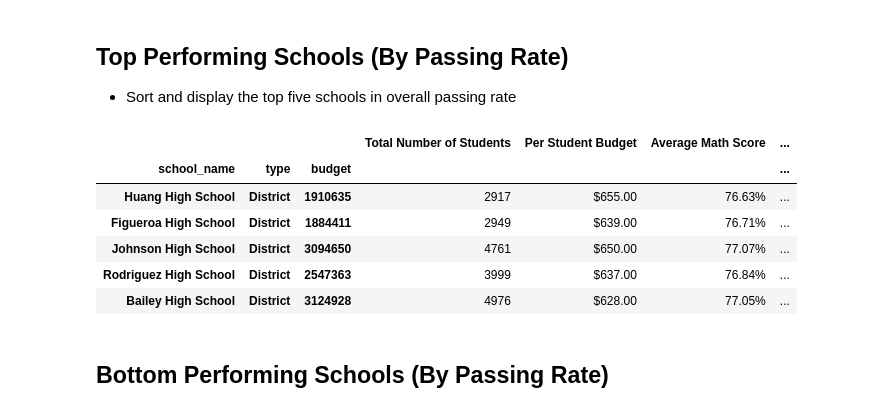
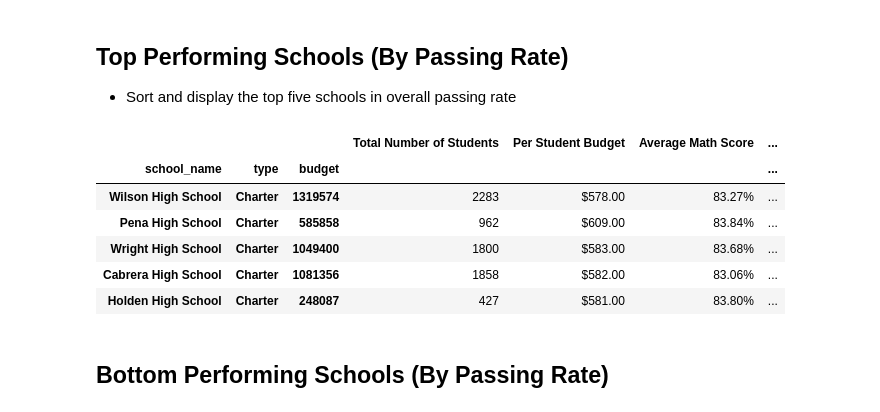
Before and after one commit to jmychalchyk/PandasHomework, a Jupyter notebook: PyCitySchools/PyCitySchools_starter-090818d.ipynb, the cells around one changed output. Cells and saved outputs as stored; diff of their text form; code cells hidden in the pictures.

```diff
--- a/PyCitySchools/PyCitySchools_starter-090818d.ipynb
+++ b/PyCitySchools/PyCitySchools_starter-090818d.ipynb
@@ -129,7 +129,7 @@ newmathovr70 = school_data_complete.loc[school_data_complete['math_score']>70]
 mathgp =newmathovr70.groupby(['school_name'])
 mathover70gp=mathgp['math_score'].count()
 # %%
-newreadovr70 = school_data_complete.loc[school_data_complete['math_score']>70]
+newreadovr70 = school_data_complete.loc[school_data_complete['reading_score']>70]
 readgp =newreadovr70.groupby(['school_name'])
 readover70gp=readgp['reading_score'].count()
 # %%
@@ -179,22 +179,22 @@ dfstudfinal.head()
 
 * Sort and display the top five schools in overall passing rate
 # %%
-top5 = dfstudfinalunformatted.sort_values('Overall Passing Rate')
+top5 = dfstudfinalunformatted.sort_values('Overall Passing Rate', ascending=False)
 top5['Per Student Budget']         = top5['Per Student Budget'].map('${:,.2f}'.format)
 top5['Average Math Score']         = top5['Average Math Score'].map('{0:,.2f}%'.format)
 top5['Average Reading Score']      = top5['Average Reading Score'].map('{0:,.2f}%'.format)
 top5['Overall Passing Rate']       = top5['Overall Passing Rate'].map('{0:,.2f}%'.format)
 top5['Percent Who Passed Math']    = top5['Percent Who Passed Math'].map('{0:,.2f}%'.format)
 top5['Percent Who Passed Reading'] = top5['Percent Who Passed Reading'].map("{0:.2f}%".format)
 top5.head(5)
 # %% [output]
 |  |  |  | Total Number of Students | Per Student Budget | Average Math Score | ... |
 | school_name | type | budget |  |  |  | ... |
-| Huang High School | District | 1910635 | 2917 | $655.00 | 76.63% | ... |
-| Figueroa High School | District | 1884411 | 2949 | $639.00 | 76.71% | ... |
-| Johnson High School | District | 3094650 | 4761 | $650.00 | 77.07% | ... |
-| Rodriguez High School | District | 2547363 | 3999 | $637.00 | 76.84% | ... |
-| Bailey High School | District | 3124928 | 4976 | $628.00 | 77.05% | ... |
+| Wilson High School | Charter | 1319574 | 2283 | $578.00 | 83.27% | ... |
+| Pena High School | Charter | 585858 | 962 | $609.00 | 83.84% | ... |
+| Wright High School | Charter | 1049400 | 1800 | $583.00 | 83.68% | ... |
+| Cabrera High School | Charter | 1081356 | 1858 | $582.00 | 83.06% | ... |
+| Holden High School | Charter | 248087 | 427 | $581.00 | 83.80% | ... |
 # %% [markdown]
 ## Bottom Performing Schools (By Passing Rate)
 # %% [markdown]
```
Also changed, not shown: parts of 5 cells of this notebook.
